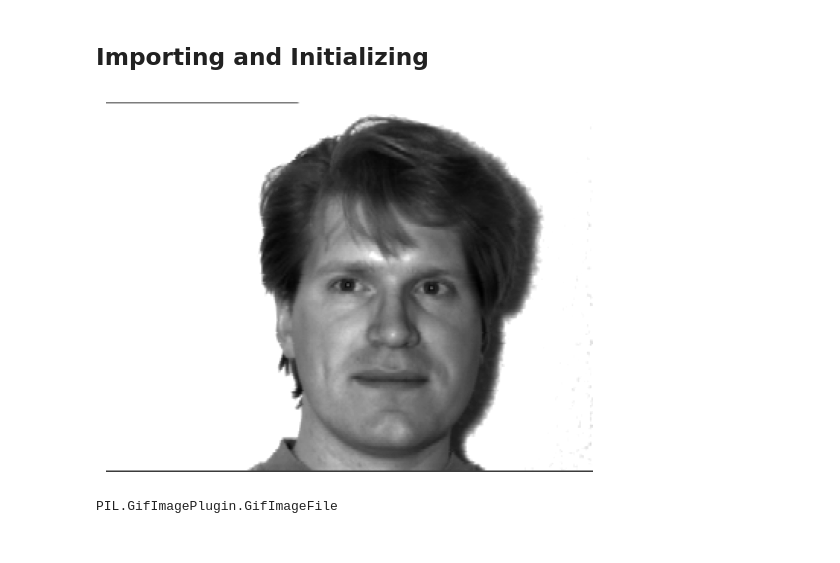
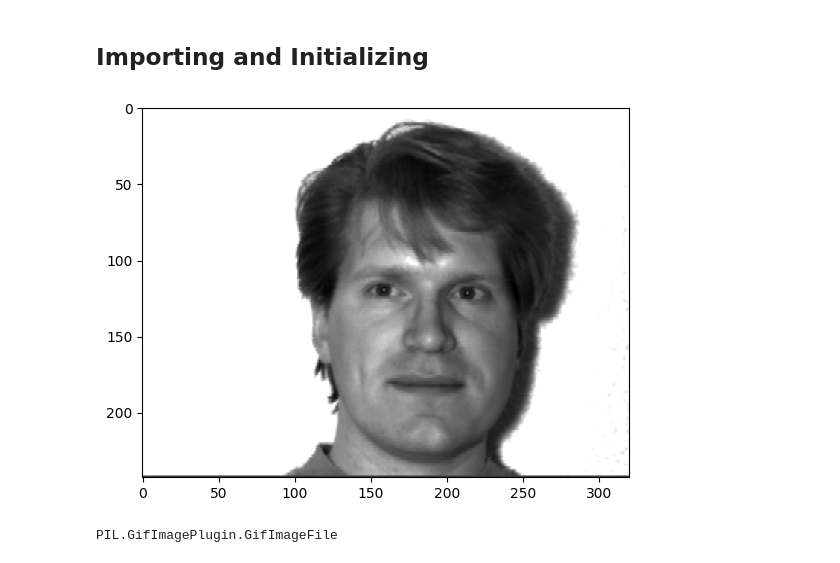
Before and after one commit to sinhajiya/Face_Recognition_from_Features_using_Yale_Face_Database, a Jupyter notebook: codes/dsp_preprocessing_lbp_gabor.ipynb, the cells around one changed output. Cells and saved outputs as stored; diff of their text form; code cells hidden in the pictures.

```diff
--- a/codes/dsp_preprocessing_lbp_gabor.ipynb
+++ b/codes/dsp_preprocessing_lbp_gabor.ipynb
@@ -36,10 +35,9 @@ for i in range (1,16):
 # %%
 img = Image.open(sample_img)
 plt.imshow(img, cmap="gray")
-plt.axis("off")
 plt.show()
 # %% [output]
-[figure, old version]
+[figure, new version]
 # %%
 type(img)
 # %% [output]
```
Also changed, not shown: parts of 15 cells of this notebook.
